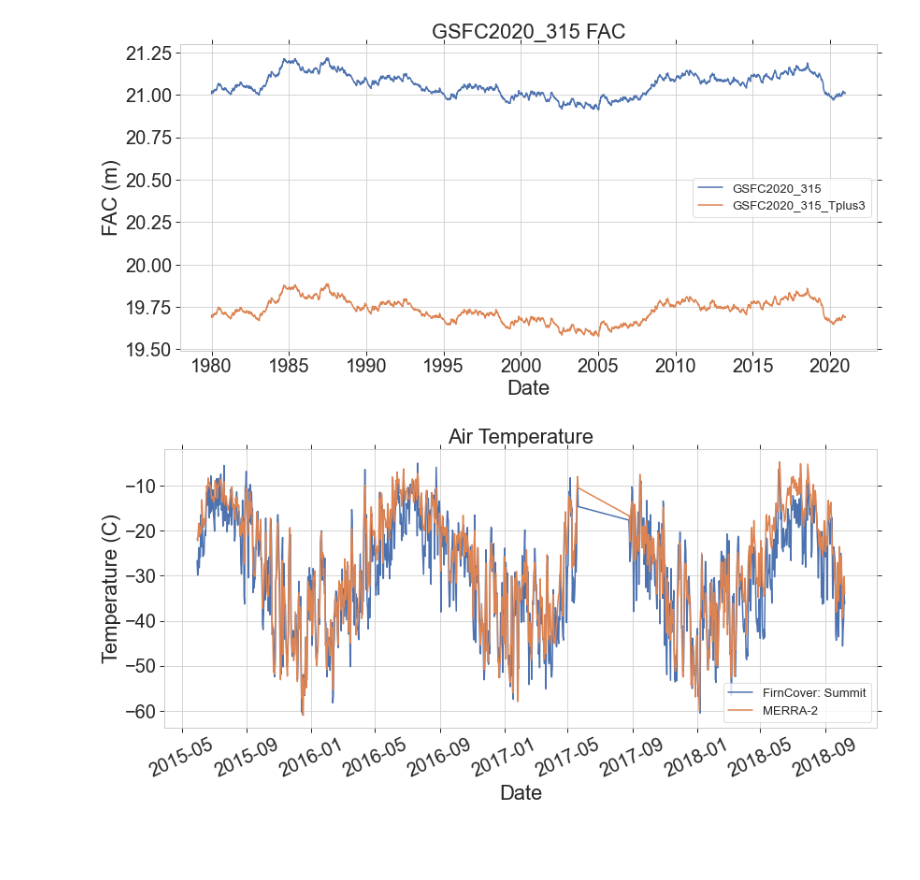
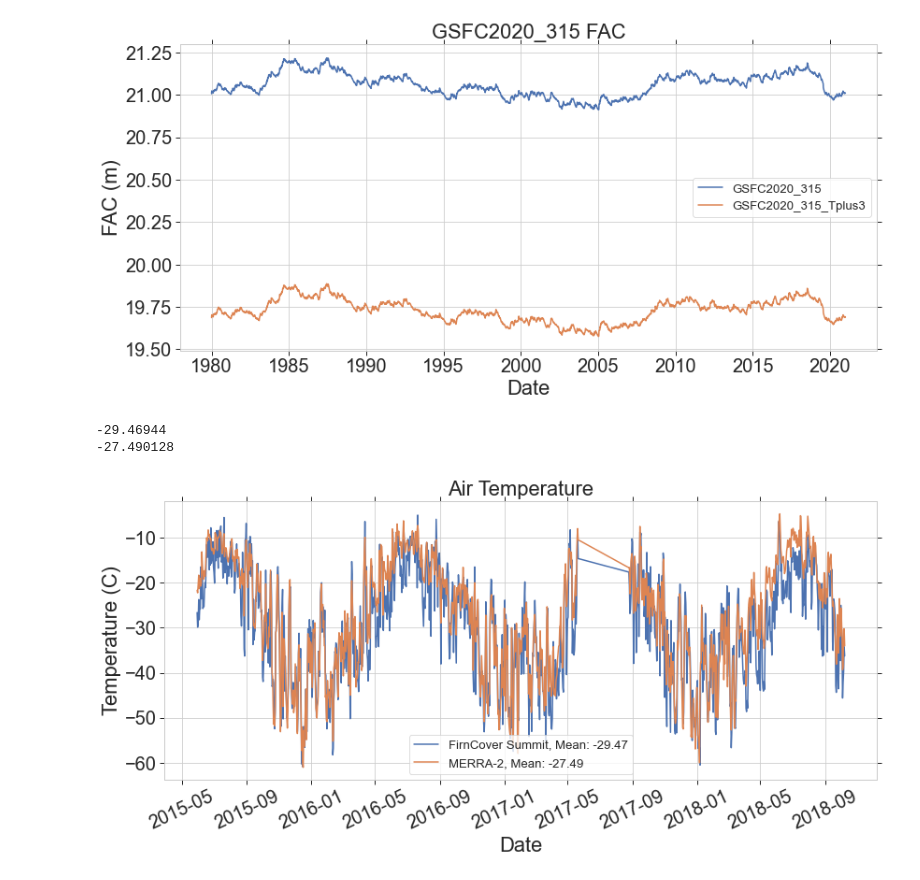
Before and after one commit to maximusjstevens/firncover, a Jupyter notebook: Summit_Model_Temp.ipynb, the cells around one changed output. Cells and saved outputs as stored; diff of their text form; code cells hidden in the pictures; blank space fills up the shorter version.

```diff
--- a/Summit_Model_Temp.ipynb
+++ b/Summit_Model_Temp.ipynb
@@ -505,18 +528,27 @@ overlap_dates = df_daily_adjusted.index.intersection(Summit_air_temp.index)
 # df_daily_subsampled = df_daily.loc[overlap_dates] #Select just the data from the overlaping dates
 df_daily_subsampled_adjust = df_daily_adjusted.loc[overlap_dates] #Select just the data from the overlaping dates
 Summit_air_subsampled = Summit_air_temp.loc[overlap_dates]
+mean_summit = (Summit_air_subsampled['air_temp_C'].values).mean()
+mean_merra = ((df_daily_subsampled_adjust['TS'].values)-273.15).mean()
+print(mean_summit)
+print(mean_merra)
+# %% [output]
+-29.46944
+-27.490128
 # %%
 # Plot the FirnCover Summit air temp with the MERAA2 air temp
+# from matplotlib.ticker import FormatStrFormatter
+# ax.yaxis.set_major_formatter(FormatStrFormatter('%.2f'))
 
 f1,a1=plt.subplots(figsize=(12,6))
-a1.plot(overlap_dates, Summit_air_subsampled['air_temp_C'], label=f'FirnCover: Summit')
-a1.plot(overlap_dates, df_daily_subsampled_adjust['TS']-273.15, label=f'MERRA-2')
+a1.plot(overlap_dates, Summit_air_subsampled['air_temp_C'], label=f'FirnCover Summit, Mean: {mean_summit:.2f}')
+a1.plot(overlap_dates, df_daily_subsampled_adjust['TS']-273.15, label=f'MERRA-2, Mean: {mean_merra:.2f}')
 a1.tick_params(axis='x', rotation=25)
 a1.legend()
 a1.set_xlabel('Date')
 a1.set_ylabel('Temperature (C)')
 a1.set_title(f'Air Temperature')
 figfilename = f'Tplus{t_adjust}_FirnCover_MERRA2_Air_Temp.png'
-f1.savefig(figfilename)
+f1.savefig(f'Summit_Figures/{figfilename}.png')
 # %% [output]
-[figure, old version]
+[figure, new version]
```
Also changed, not shown: parts of 10 cells of this notebook.
